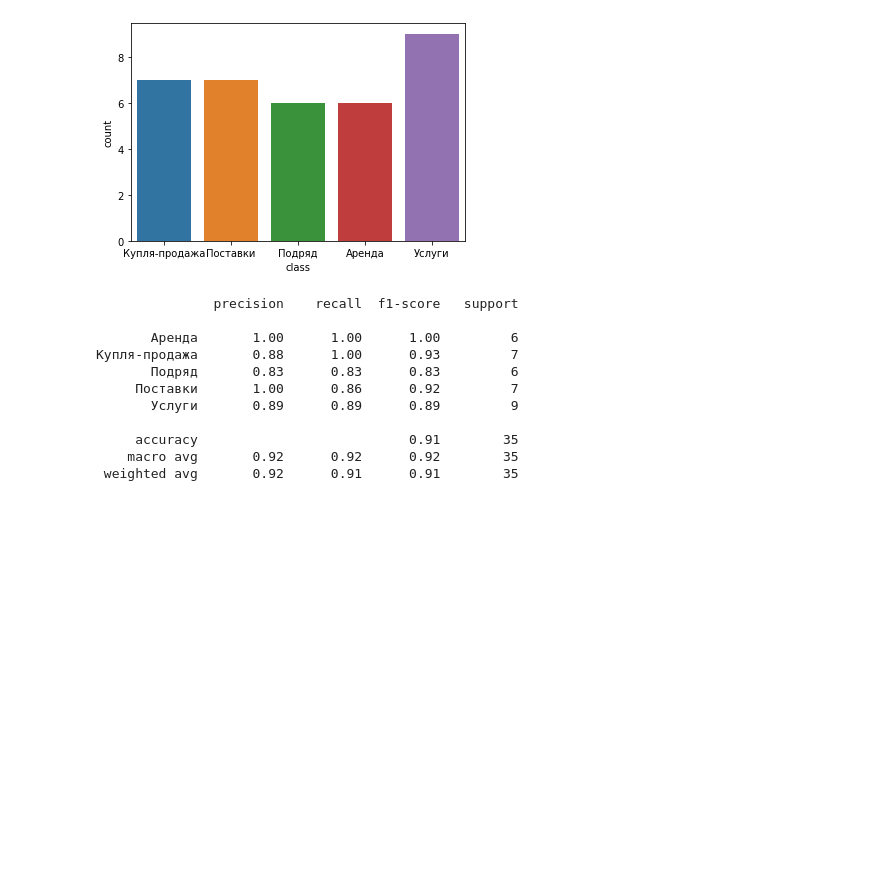
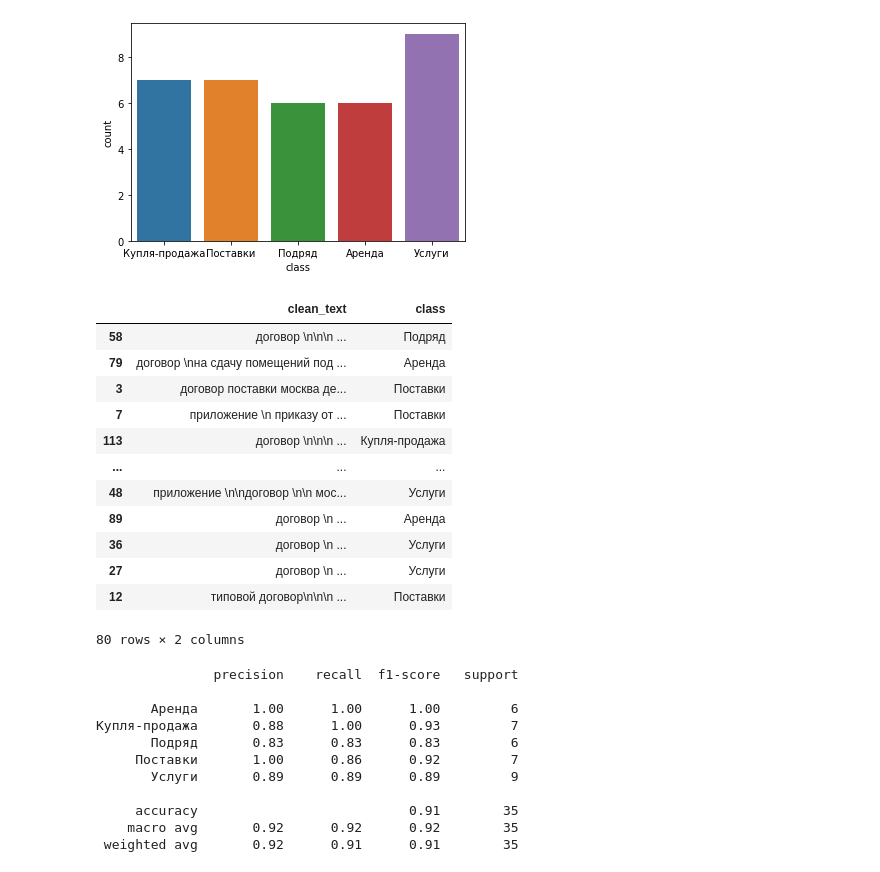
Before and after one commit to maya-ami/xmas, a Jupyter notebook: extract text.ipynb, the cells around one changed output. Drawn from its saved outputs; the diff is of its cells as text; code cells hidden in the pictures; blank space fills up the shorter version.

```diff
--- a/extract text.ipynb
+++ b/extract text.ipynb
@@ -556,6 +556,22 @@ sns.countplot(x='class', data=test)
 # %% [output]
 <AxesSubplot:xlabel='class', ylabel='count'>
 [figure]
+# %%
+train[['clean_text', 'class']]
+# %% [output]
+|  | clean_text | class |
+| 58 | договор \n\n\n ... | Подряд |
+| 79 | договор \nна сдачу помещений под ... | Аренда |
+| 3 | договор поставки москва де... | Поставки |
+| 7 | приложение \n приказу от ... | Поставки |
+| 113 | договор \n\n\n ... | Купля-продажа |
+| ... | ... | ... |
+| 48 | приложение \n\nдоговор \n\n мос... | Услуги |
+| 89 | договор \n ... | Аренда |
+| 36 | договор \n ... | Услуги |
+| 27 | договор \n ... | Услуги |
+| 12 | типовой договор\n\n\n ... | Поставки |
+80 rows × 2 columns
 # %%
 vect = TfidfVectorizer(ngram_range=(1, 4),max_features=1000)
 rf = RandomForestClassifier(n_estimators=150, max_depth=15, random_state=1)
```
Also changed, not shown: parts of 30 cells of this notebook, 10 other files.
